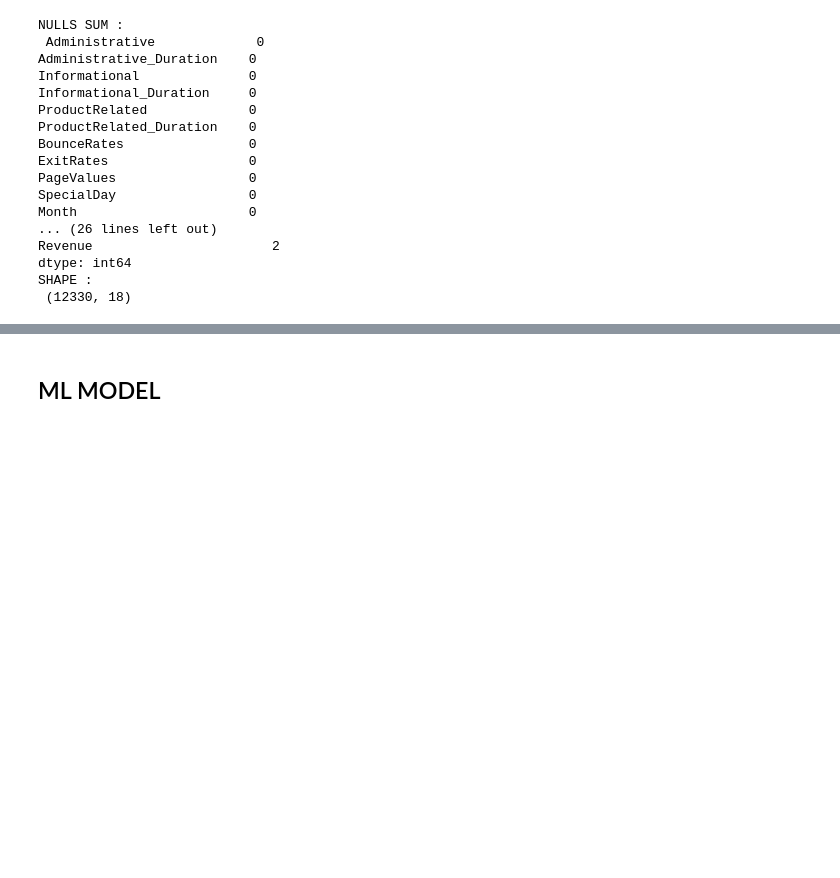
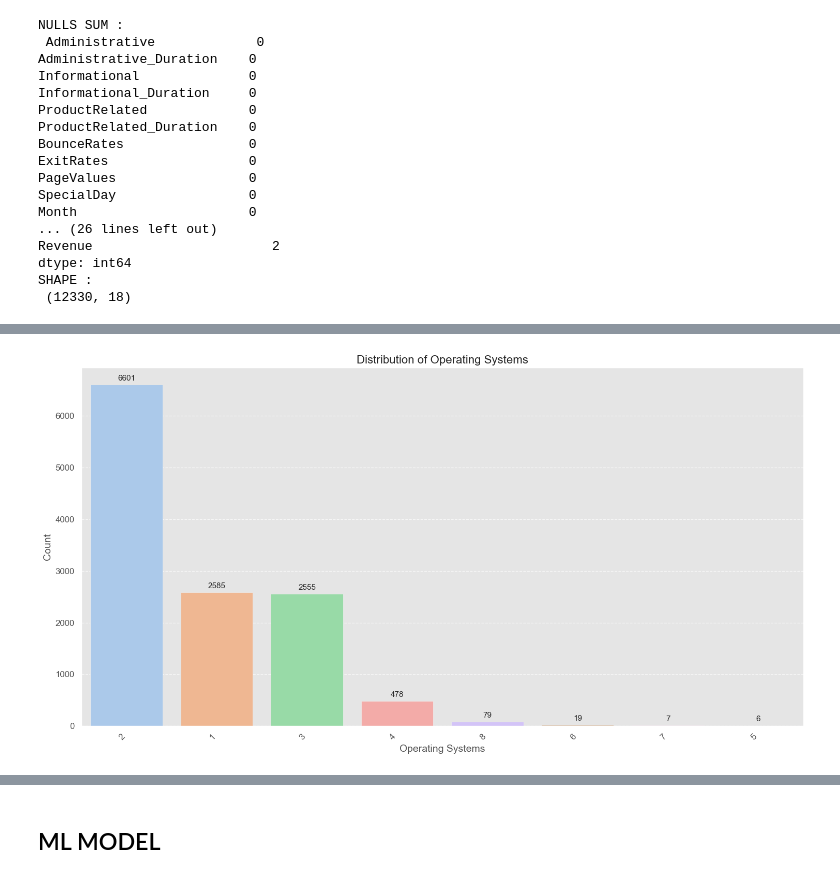
Before and after one commit to NonakaVal/sales_forecasting_model-, a Jupyter notebook: main.ipynb, the cells around one changed output, grey strips where cells are left out. Drawn from its saved outputs; the diff is of its cells as text; code cells hidden in the pictures; blank space fills up the shorter version.

```diff
--- a/main.ipynb
+++ b/main.ipynb
@@ -387,0 +197,33 @@ plt.show()
+# %%
+# OperatingSystems distribution
+os_df = df['OperatingSystems'].value_counts().reset_index()
+os_df.columns = ['OperatingSystems', 'count']
+os_df_sorted = os_df.sort_values(by='count', ascending=False)
+
+# Plotting
+plt.figure(figsize=(15, 8))
+barplot = sns.barplot(x='OperatingSystems', y='count', data=os_df_sorted, palette='pastel', order=os_df_sorted['OperatingSystems'])
+
+# Improve aesthetics
+plt.xlabel('Operating Systems', fontsize=14)
+plt.ylabel('Count', fontsize=14)
+plt.title('Distribution of Operating Systems', fontsize=16)
+plt.xticks(rotation=45, ha='right', fontsize=12)
+plt.yticks(fontsize=12)
+plt.grid(axis='y', linestyle='--', alpha=0.7)  # Add grid lines for better readability
+
+# Add value labels on top of bars
+for p in barplot.patches:
+    barplot.annotate(format(p.get_height(), '.0f'),
+                     (p.get_x() + p.get_width() / 2., p.get_height()),
+                     ha='center', va='center',
+                     xytext=(0, 9),
+                     textcoords='offset points',
+                     fontsize=11)
+
+# Display the plot
+plt.tight_layout()  # Adjust layout to fit everything neatly
+# plt.savefig('o_s_dist.png', dpi=300)
+plt.show()
+# %% [output]
+[figure, added]
```
Also changed, not shown: parts of 24 cells of this notebook, 1 other file.
